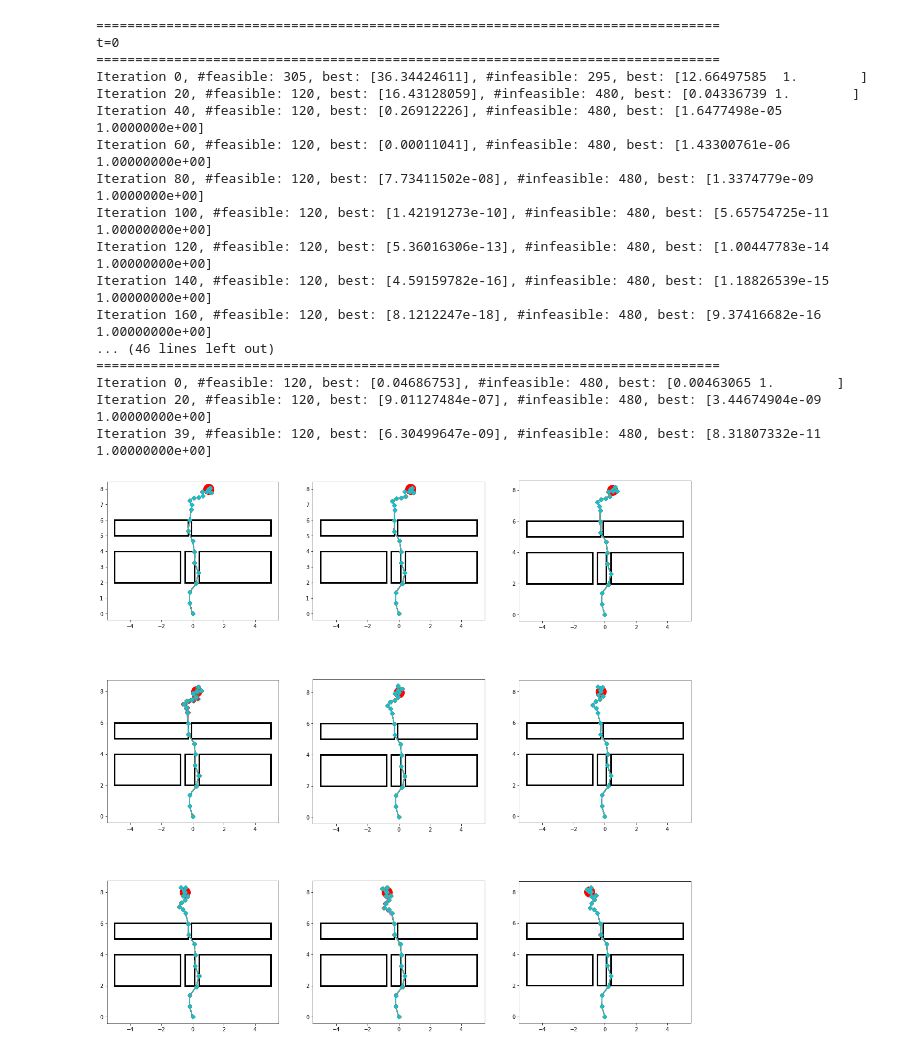
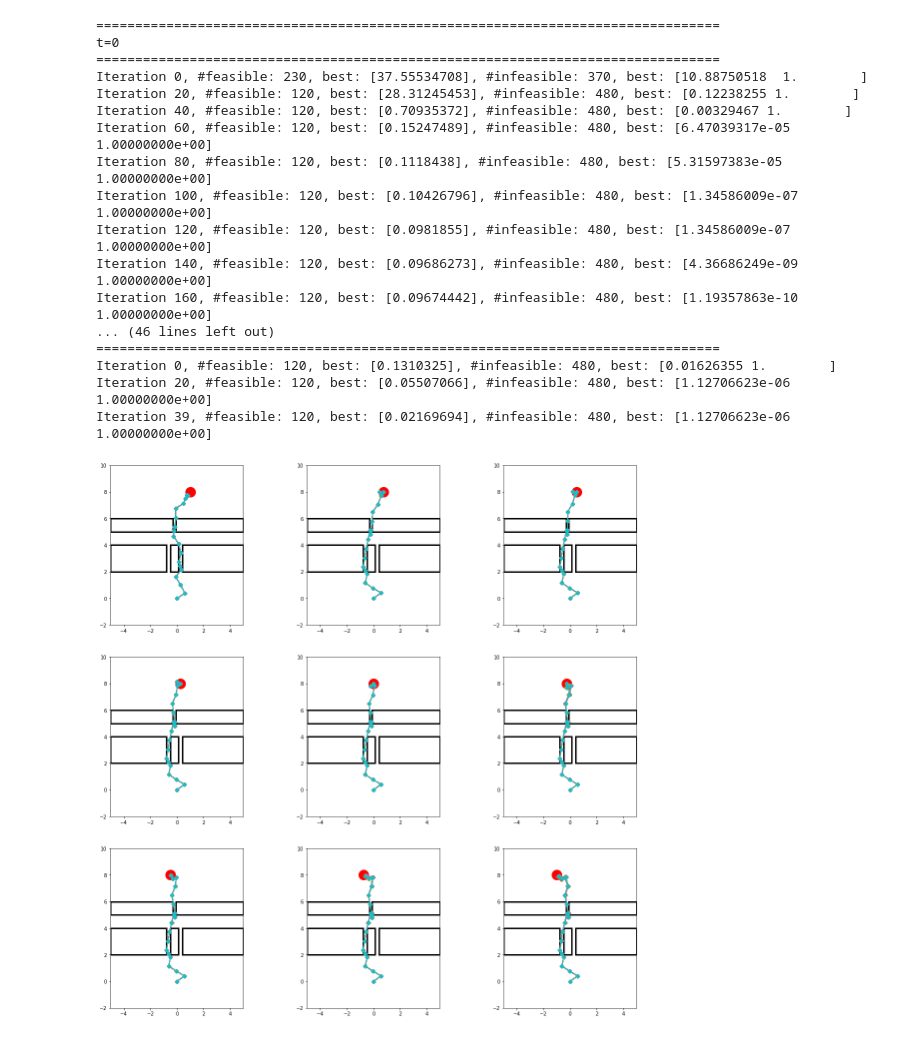
Before and after one commit to JaworWr/Dynamic-inverse-kinematics, a Jupyter notebook: First_dynamic_experiment.ipynb, the cells around one changed output. Saved outputs shown, nothing was run; the diff lists cells and outputs as text; code cells hidden in the pictures.

```diff
--- a/First_dynamic_experiment.ipynb
+++ b/First_dynamic_experiment.ipynb
@@ -5,0 +55,9 @@ from idea import dynamic_IDEA
+# %%
+feasible_populations = []
+for populations, scores in zip(population_hist, score_hist):
+    mask = scores[-1][:, 1] == 0.
+    feasible_population = populations[-1][mask, :]
+    feasible_populations.append(feasible_population)
+
+draw_dynamic_solutions(feasible_populations, S, target, target_v, rectangles, rectangle_vs, np.arange(T),
+                       nrows=2, ncols=3, figsize=(20, 7), xlim=(-12, 12), ylim=(-2, 12))
@@ -5,0 +66,9 @@ from idea import dynamic_IDEA
+# %%
+infeasible_populations = []
+for populations, scores in zip(population_hist, score_hist):
+    mask = scores[-1][:, 1] == 0.
+    infeasible_population = populations[-1][~mask, :]
+    infeasible_populations.append(infeasible_population)
+
+draw_dynamic_solutions(infeasible_populations, S, target, target_v, rectangles, rectangle_vs, np.arange(T),
+                       nrows=2, ncols=3, figsize=(20, 7), xlim=(-12, 12), ylim=(-2, 12))
@@ -9,7 +80,7 @@ rectangles = [((0.4, 2.), (5., 4.)), ((-5., 2.), (-0.8, 4.)), ((-0.5, 2.), (0.1,
 rectangle_vs = [(0., 0.)] * len(rectangles)
 target = (1., 8.)
 target_v = (-0.25, 0.)
-S = [0.7] * 10 + [0.3] * 10
+S = ([0.7] * 4 + [0.3] * 2) * 3
 d = len(S)
 x_min = -np.pi
 x_max = np.pi
@@ -19,46 +90,46 @@ objective = dynamic_inverse_kinematics_objectives(S, target, target_v, rectangle
 n_constraints = len(rectangles)
 
 n = 600
-n_inf = int(0.8*n)
-n_immigrants = 200
+alpha_inf = 0.8
+n_immigrants = 0
 eta_c = 3.
-eta_m = 20.
+eta_m = 10.
 p_c = 0.9
-p_m = 0.05
+p_m = 0.02
 num_iterations_init = 200
 num_iterations = 40
 
-population_hist, score_hist = dynamic_IDEA(objective, n_constraints, T, x_min, x_max, d, n, n_inf, eta_c, eta_m, p_c, p_m,
+population_hist, score_hist = dynamic_IDEA(objective, n_constraints, T, x_min, x_max, d, n, alpha_inf, eta_c, eta_m, p_c, p_m,
                            num_iterations=num_iterations, num_iterations_init=num_iterations_init, n_immigrants=n_immigrants, log_interval=20)
 # %% [output]
 ================================================================================
 t=0
 ================================================================================
-Iteration 0, #feasible: 305, best: [36.34424611], #infeasible: 295, best: [12.66497585  1.        ]
-Iteration 20, #feasible: 120, best: [16.43128059], #infeasible: 480, best: [0.04336739 1.        ]
-Iteration 40, #feasible: 120, best: [0.26912226], #infeasible: 480, best: [1.6477498e-05 1.0000000e+00]
-Iteration 60, #feasible: 120, best: [0.00011041], #infeasible: 480, best: [1.43300761e-06 1.00000000e+00]
-Iteration 80, #feasible: 120, best: [7.73411502e-08], #infeasible: 480, best: [1.3374779e-09 1.0000000e+00]
-Iteration 100, #feasible: 120, best: [1.42191273e-10], #infeasible: 480, best: [5.65754725e-11 1.00000000e+00]
-Iteration 120, #feasible: 120, best: [5.36016306e-13], #infeasible: 480, best: [1.00447783e-14 1.00000000e+00]
-Iteration 140, #feasible: 120, best: [4.59159782e-16], #infeasible: 480, best: [1.18826539e-15 1.00000000e+00]
-Iteration 160, #feasible: 120, best: [8.1212247e-18], #infeasible: 480, best: [9.37416682e-16 1.00000000e+00]
+Iteration 0, #feasible: 230, best: [37.55534708], #infeasible: 370, best: [10.88750518  1.        ]
+Iteration 20, #feasible: 120, best: [28.31245453], #infeasible: 480, best: [0.12238255 1.        ]
+Iteration 40, #feasible: 120, best: [0.70935372], #infeasible: 480, best: [0.00329467 1.        ]
+Iteration 60, #feasible: 120, best: [0.15247489], #infeasible: 480, best: [6.47039317e-05 1.00000000e+00]
+Iteration 80, #feasible: 120, best: [0.1118438], #infeasible: 480, best: [5.31597383e-05 1.00000000e+00]
+Iteration 100, #feasible: 120, best: [0.10426796], #infeasible: 480, best: [1.34586009e-07 1.00000000e+00]
+Iteration 120, #feasible: 120, best: [0.0981855], #infeasible: 480, best: [1.34586009e-07 1.00000000e+00]
+Iteration 140, #feasible: 120, best: [0.09686273], #infeasible: 480, best: [4.36686249e-09 1.00000000e+00]
+Iteration 160, #feasible: 120, best: [0.09674442], #infeasible: 480, best: [1.19357863e-10 1.00000000e+00]
 ... (46 lines left out)
 ================================================================================
-Iteration 0, #feasible: 120, best: [0.04686753], #infeasible: 480, best: [0.00463065 1.        ]
-Iteration 20, #feasible: 120, best: [9.01127484e-07], #infeasible: 480, best: [3.44674904e-09 1.00000000e+00]
-Iteration 39, #feasible: 120, best: [6.30499647e-09], #infeasible: 480, best: [8.31807332e-11 1.00000000e+00]
+Iteration 0, #feasible: 120, best: [0.1310325], #infeasible: 480, best: [0.01626355 1.        ]
+Iteration 20, #feasible: 120, best: [0.05507066], #infeasible: 480, best: [1.12706623e-06 1.00000000e+00]
+Iteration 39, #feasible: 120, best: [0.02169694], #infeasible: 480, best: [1.12706623e-06 1.00000000e+00]
 # %%
 feasible_populations = []
 for populations, scores in zip(population_hist, score_hist):
     mask = scores[-1][:, 1] == 0.
     feasible_population = populations[-1][mask, :]
     feasible_populations.append(feasible_population)
 
 draw_dynamic_solutions(feasible_populations, S, target, target_v, rectangles, rectangle_vs, np.arange(T),
-                       nrows=3, ncols=3, figsize=(20, 20))
+                       nrows=3, ncols=3, figsize=(20, 20), ylim=(-2, 10), xlim=(-5, 5))
 # %% [output]
-[figure, old version]
+[figure, new version]
 # %%
 infeasible_populations = []
 for populations, scores in zip(population_hist, score_hist):
```
Also changed, not shown: parts of 19 cells of this notebook, 5 other files.
